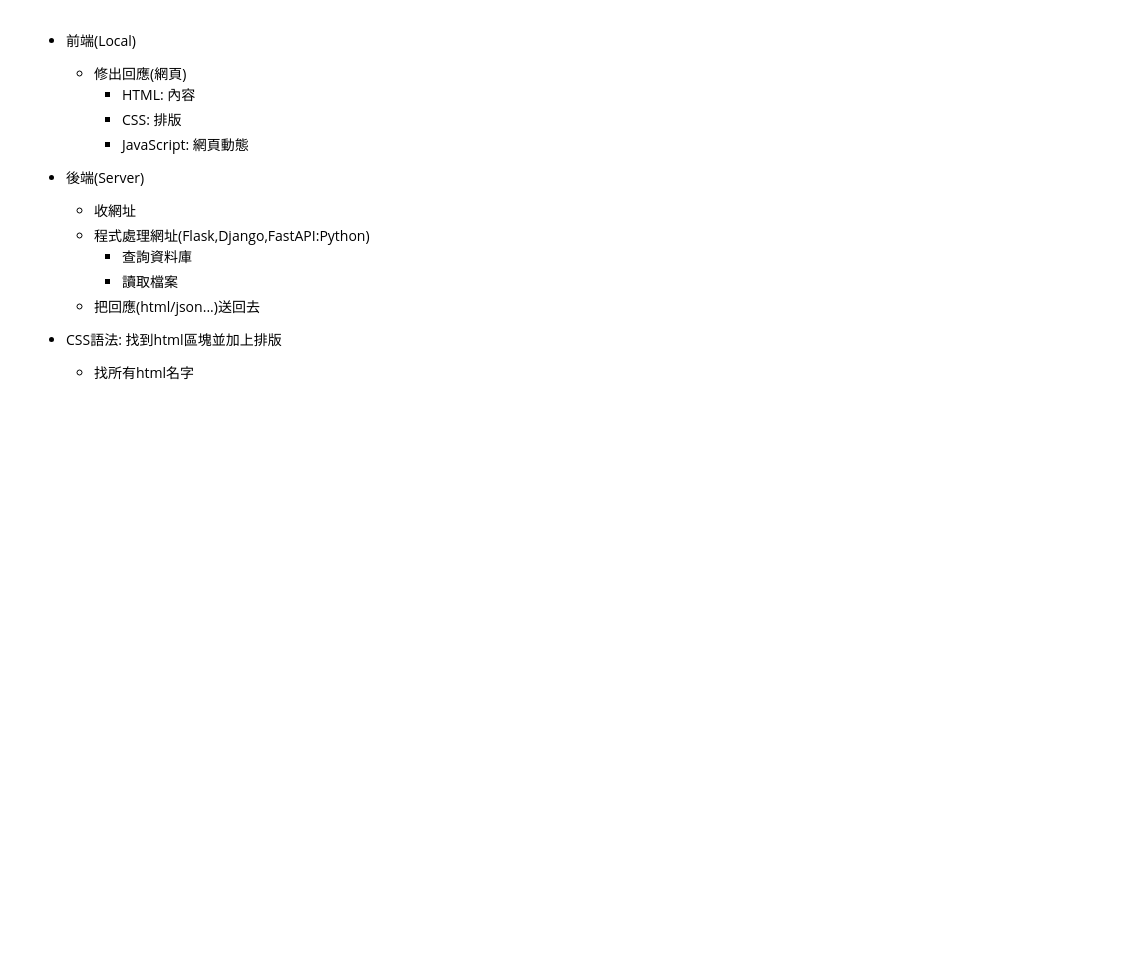
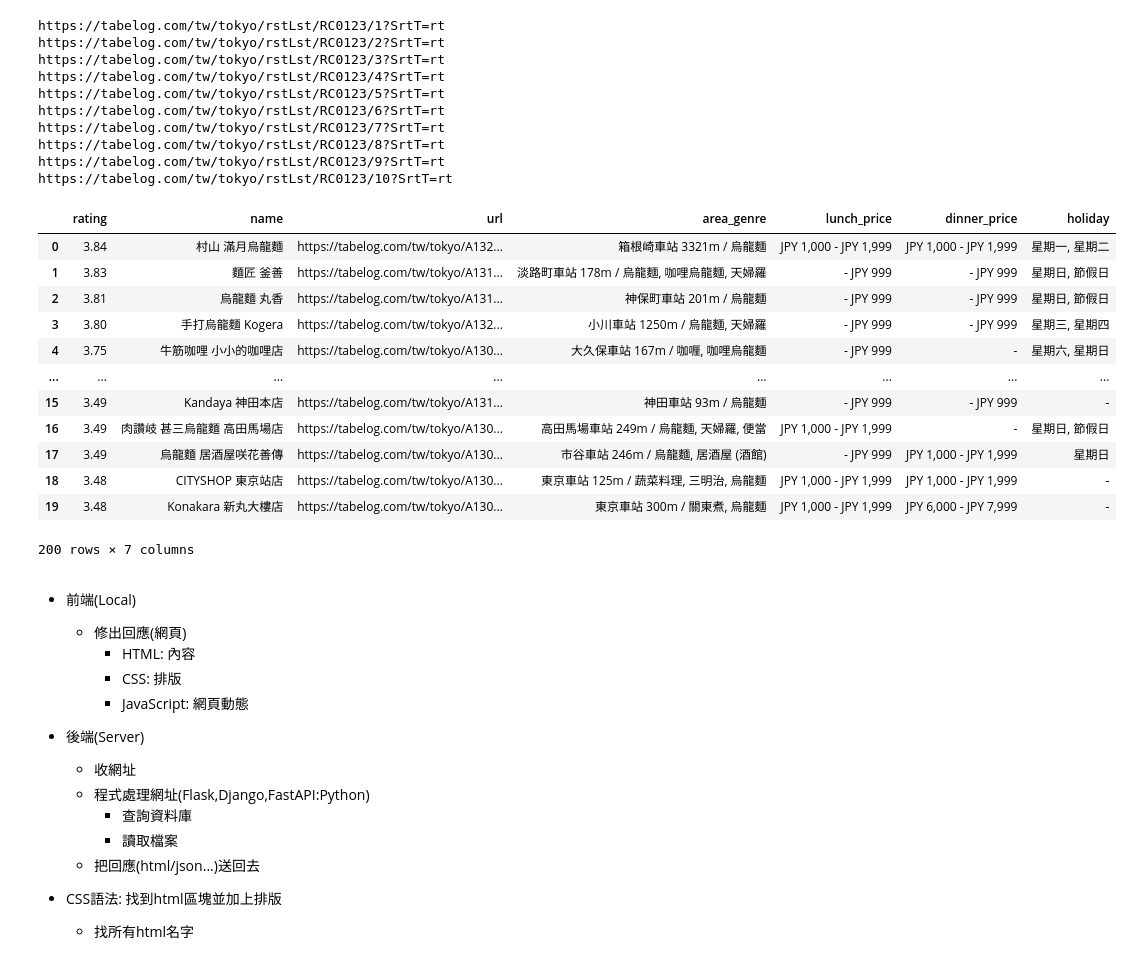
Before and after one commit to hannahTai/tibame-python, a Jupyter notebook: python20260923_1.ipynb, the cells around one changed output. Drawn from its saved outputs; the diff is of its cells as text; code cells hidden in the pictures; blank space fills up the shorter version.

```diff
--- a/python20260923_1.ipynb
+++ b/python20260923_1.ipynb
@@ -61,3 +68,37 @@ https://tabelog.com/tw/tokyo/A1310/A131002/13201863/
+# %%
+import pandas as pd
+
+total = []
+for i in range(10):
+    page = i + 1
+    partial_df = pd.DataFrame(get_page(page))
+    total.append(partial_df)
+df = pd.concat(total)
+df
+# %% [output]
+https://tabelog.com/tw/tokyo/rstLst/RC0123/1?SrtT=rt
+https://tabelog.com/tw/tokyo/rstLst/RC0123/2?SrtT=rt
+https://tabelog.com/tw/tokyo/rstLst/RC0123/3?SrtT=rt
+https://tabelog.com/tw/tokyo/rstLst/RC0123/4?SrtT=rt
+https://tabelog.com/tw/tokyo/rstLst/RC0123/5?SrtT=rt
+https://tabelog.com/tw/tokyo/rstLst/RC0123/6?SrtT=rt
+https://tabelog.com/tw/tokyo/rstLst/RC0123/7?SrtT=rt
+https://tabelog.com/tw/tokyo/rstLst/RC0123/8?SrtT=rt
+https://tabelog.com/tw/tokyo/rstLst/RC0123/9?SrtT=rt
+https://tabelog.com/tw/tokyo/rstLst/RC0123/10?SrtT=rt
+|  | rating | name | url | area_genre | lunch_price | dinner_price | holiday |
+| 0 | 3.84 | 村山 滿月烏龍麵 | https://tabelog.com/tw/tokyo/A132... | 箱根崎車站 3321m / 烏龍麵 | JPY 1,000 - JPY 1,999 | JPY 1,000 - JPY 1,999 | 星期一, 星期二 |
+| 1 | 3.83 | 麵匠 釜善 | https://tabelog.com/tw/tokyo/A131... | 淡路町車站 178m / 烏龍麵, 咖哩烏龍麵, 天婦羅 | - JPY 999 | - JPY 999 | 星期日, 節假日 |
+| 2 | 3.81 | 烏龍麵 丸香 | https://tabelog.com/tw/tokyo/A131... | 神保町車站 201m / 烏龍麵 | - JPY 999 | - JPY 999 | 星期日, 節假日 |
+| 3 | 3.80 | 手打烏龍麵 Kogera | https://tabelog.com/tw/tokyo/A132... | 小川車站 1250m / 烏龍麵, 天婦羅 | - JPY 999 | - JPY 999 | 星期三, 星期四 |
+| 4 | 3.75 | 牛筋咖哩 小小的咖哩店 | https://tabelog.com/tw/tokyo/A130... | 大久保車站 167m / 咖喱, 咖哩烏龍麵 | - JPY 999 | - | 星期六, 星期日 |
+| ... | ... | ... | ... | ... | ... | ... | ... |
+| 15 | 3.49 | Kandaya 神田本店 | https://tabelog.com/tw/tokyo/A131... | 神田車站 93m / 烏龍麵 | - JPY 999 | - JPY 999 | - |
+| 16 | 3.49 | 肉讚岐 甚三烏龍麵 高田馬場店 | https://tabelog.com/tw/tokyo/A130... | 高田馬場車站 249m / 烏龍麵, 天婦羅, 便當 | JPY 1,000 - JPY 1,999 | - | 星期日, 節假日 |
+| 17 | 3.49 | 烏龍麵 居酒屋咲花善傳 | https://tabelog.com/tw/tokyo/A130... | 市谷車站 246m / 烏龍麵, 居酒屋 (酒館) | - JPY 999 | JPY 1,000 - JPY 1,999 | 星期日 |
+| 18 | 3.48 | CITYSHOP 東京站店 | https://tabelog.com/tw/tokyo/A130... | 東京車站 125m / 蔬菜料理, 三明治, 烏龍麵 | JPY 1,000 - JPY 1,999 | JPY 1,000 - JPY 1,999 | - |
+| 19 | 3.48 | Konakara 新丸大樓店 | https://tabelog.com/tw/tokyo/A130... | 東京車站 300m / 關東煮, 烏龍麵 | JPY 1,000 - JPY 1,999 | JPY 6,000 - JPY 7,999 | - |
+200 rows × 7 columns
 # %% [markdown]
 - 前端(Local)
     - 修出回應(網頁)
```
Also changed, not shown: parts of 4 cells of this notebook.
